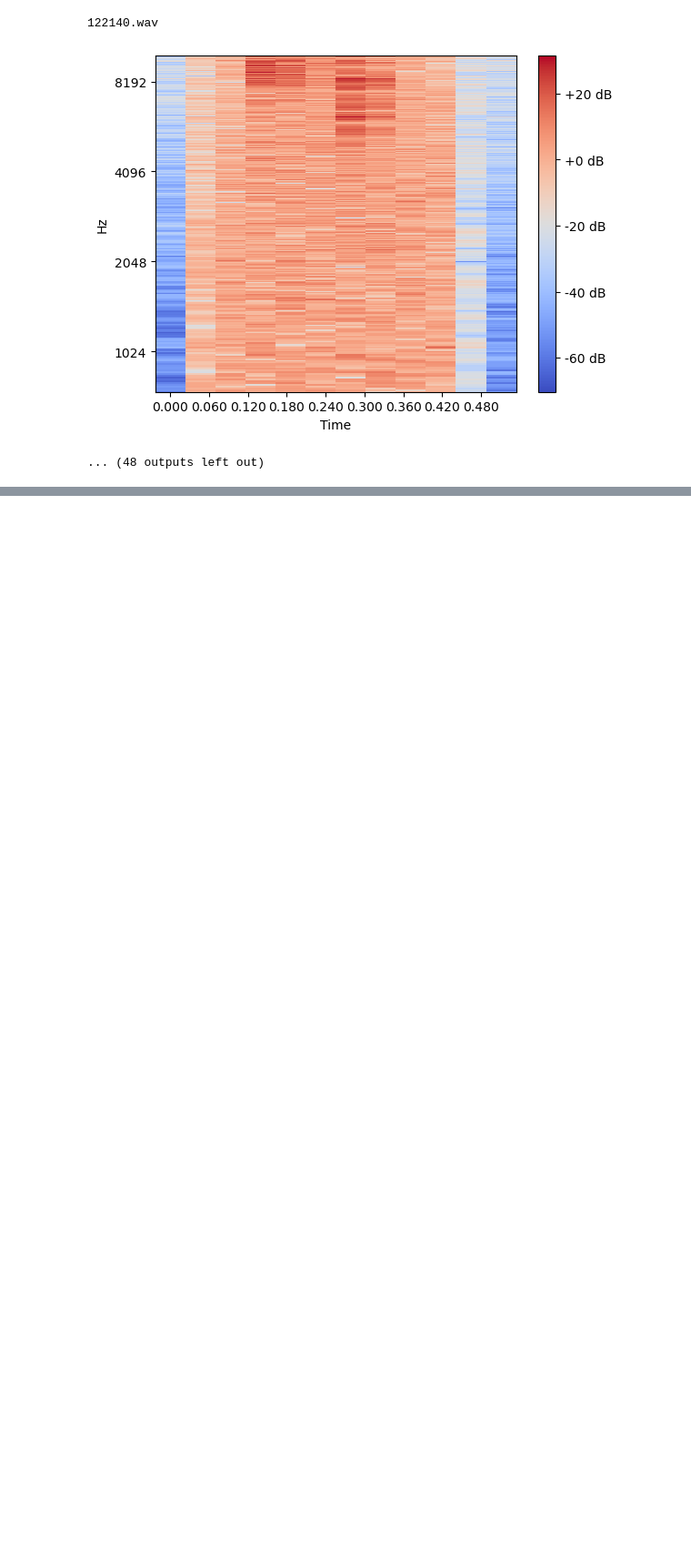
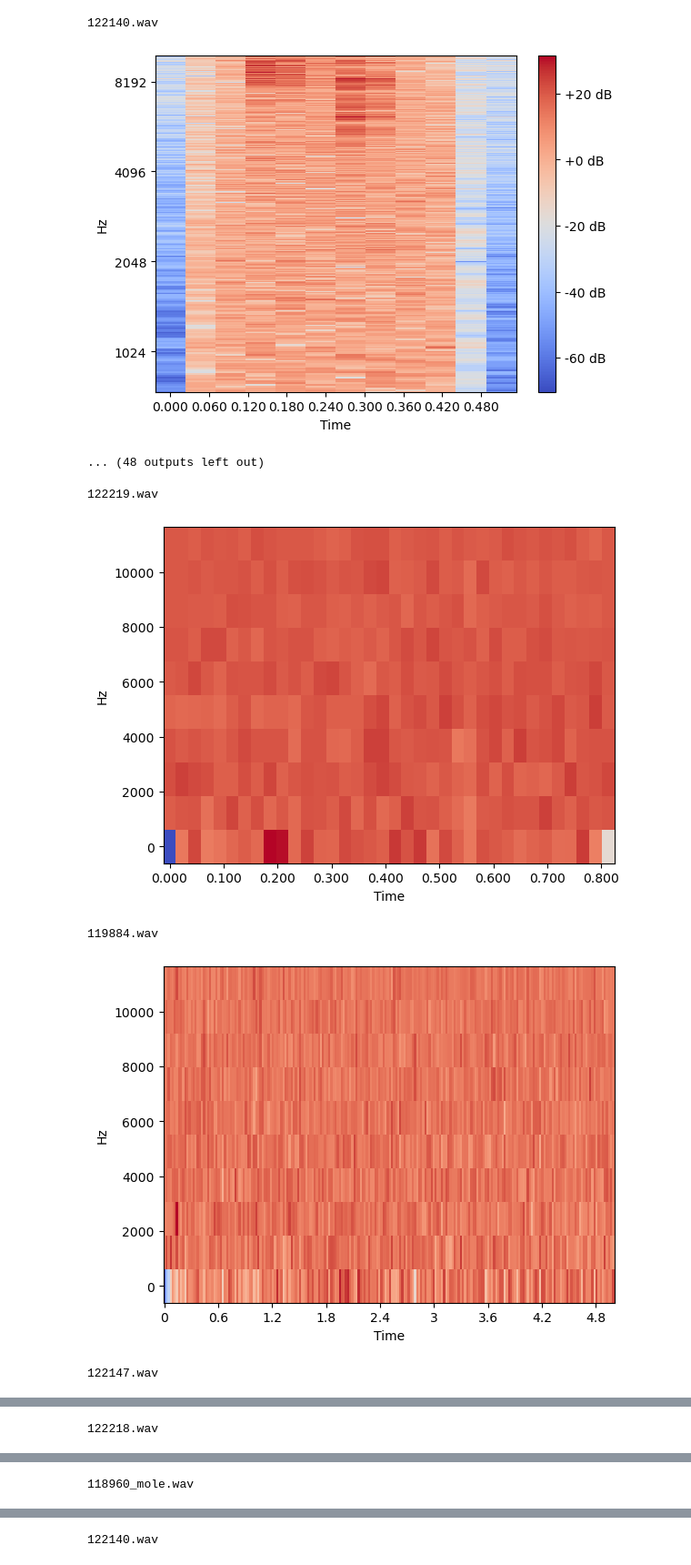
Before and after one commit to andrewcmerwin/ChirpChecker, a Jupyter notebook: Data_Cleaning.ipynb, the cells around one changed output, grey strips where cells are left out. Shown at 91% size. Cells and saved outputs as stored; diff of their text form; code cells hidden in the pictures; blank space fills up the shorter version.

```diff
--- a/Data_Cleaning.ipynb
+++ b/Data_Cleaning.ipynb
@@ -38,15 +38,16 @@ def clean_DB(DB):
     return DBclean
 # %%
 def mfcc(song):
-    return librosa.feature.mfcc(song)
+    return librosa.feature.mfcc(y=song)
 
 def dct_from_clean(DB, n=10, clean = True):
-    l=[]
+    time = DB.shape[1]
+    l=np.zeros((n,time), dtype=float, order='C')
     if clean:
         DB = clean_DB(DB)
     for x in range(0,DB.shape[1]):
         col = DB[:,x]
-        l.append(scipy.fft.dct(col, n =n))
+        l[:,x] = (scipy.fft.dct(col, n =n))
     return l
 # %%
 def plot_song(song):
@@ -60,11 +61,7 @@ def plot_song(song):
     return None
 
 def plot_array(DB):
-    hop_length = 1024
-    n_fft = 2048
-    #DB = librosa.amplitude_to_db(D, ref=np.max)
-    librosa.display.specshow(DB, hop_length=hop_length, x_axis='time', y_axis='log');
-    plt.colorbar(format='%+2.0f dB');
+    librosa.display.specshow(DB, y_axis='linear', x_axis='time')
     plt.show()
     return None
 
@@ -127,10 +124,7 @@ def get_dct(directory, n=10, cleaned = True, plot = False, print_filename = Fals
                 print (filename)
             D = remove_low_freq(remove_Talking(f))
             DB = librosa.amplitude_to_db(D, ref=np.max)
-            if cleaned:
-                out = dct_from_clean(DB, n=n, clean = cleaned)
-            else:
-                out = DB
+            out = dct_from_clean(DB, n=n, clean = cleaned)
             if plot:
                 plot_array(out)
             else:
@@ -172,3 +166,11 @@ get_plot(directory, no_talk = True, remove_low = True, cleaned = True, print_fil
 122140.wav
 [figure]
 ... (48 outputs left out)
+# %%
+get_dct(directory, n=10, cleaned = True, plot = True, print_filename = True)
+# %% [output]
+122219.wav
+[figure, added]
+119884.wav
+[figure, added]
+122147.wav
@@ -174,0 +178 @@ get_plot(directory, no_talk = True, remove_low = True, cleaned = True, print_fil
+122218.wav
@@ -174,0 +180 @@ get_plot(directory, no_talk = True, remove_low = True, cleaned = True, print_fil
+118960_mole.wav
@@ -174,0 +182 @@ get_plot(directory, no_talk = True, remove_low = True, cleaned = True, print_fil
+122140.wav
```
Also changed, not shown: parts of 4 cells of this notebook.
